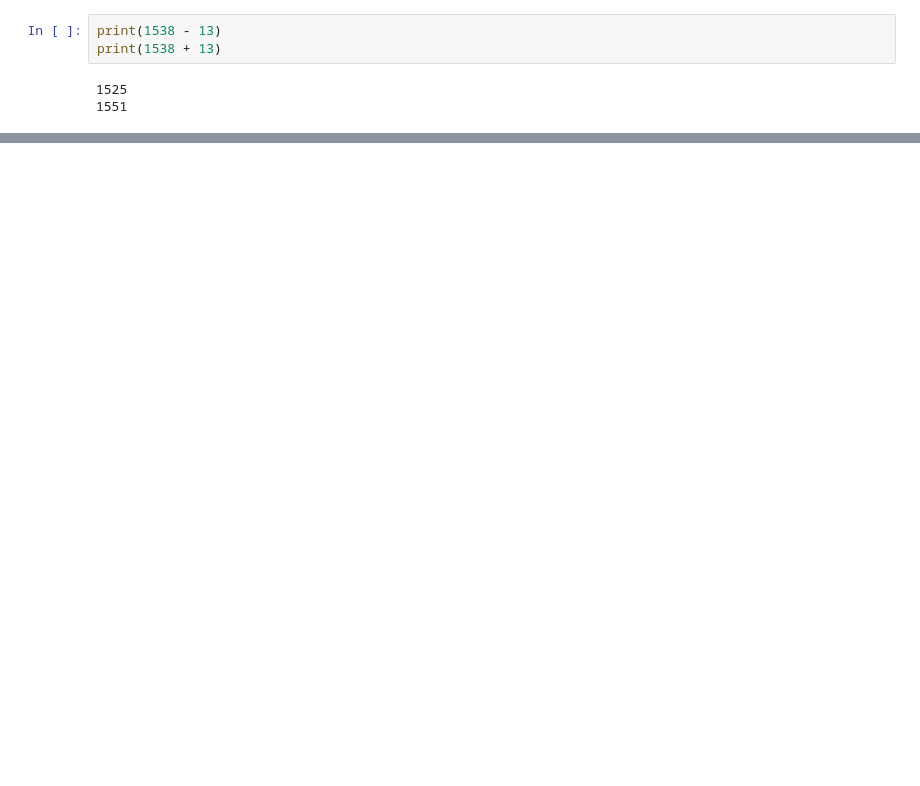
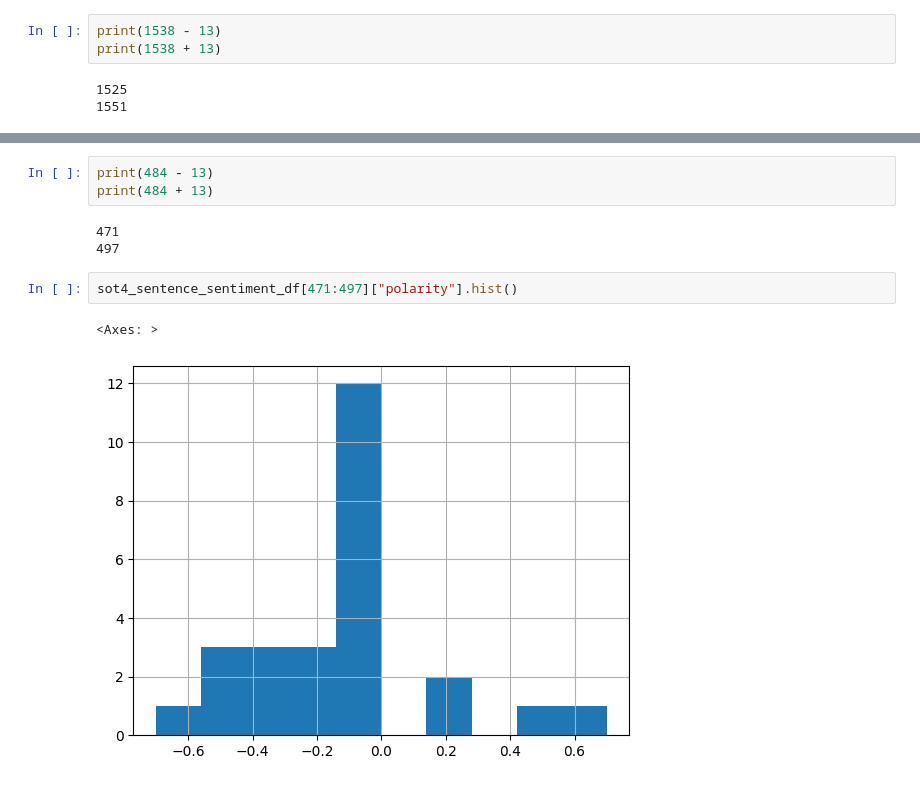
Before and after one commit to UofTCompDSci/eng286-fall-2024, a Jupyter notebook: week11/lecture/W11_lecture.ipynb, the cells around one changed output, grey strips where cells are left out. Cells and saved outputs as stored; diff of their text form; blank space fills up the shorter version.

```diff
--- a/week11/lecture/W11_lecture.ipynb
+++ b/week11/lecture/W11_lecture.ipynb
@@ -479,0 +490,11 @@ sot4_sentence_sentiment_df[1525:1551]
+# %%
+print(484 - 13)
+print(484 + 13)
+# %% [output]
+471
+497
+# %%
+sot4_sentence_sentiment_df[471:497]["polarity"].hist()
+# %% [output]
+<Axes: >
+[figure, added]
```
Also changed, not shown: parts of 9 cells of this notebook.
